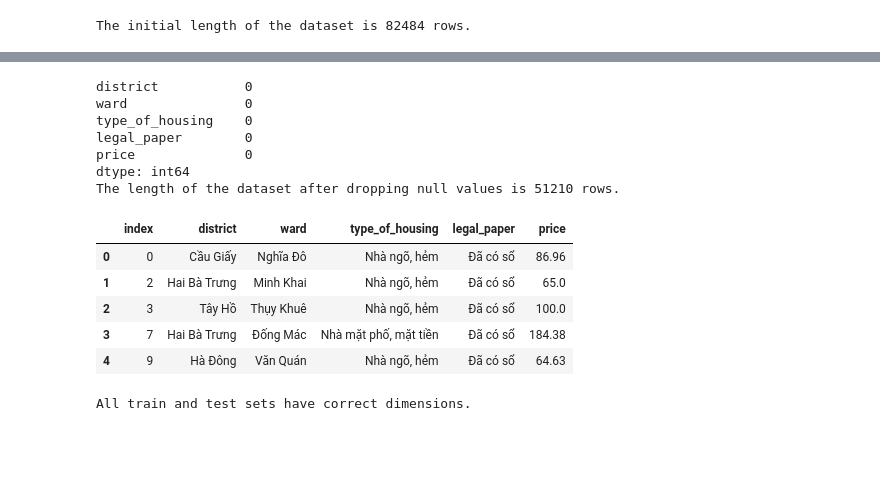
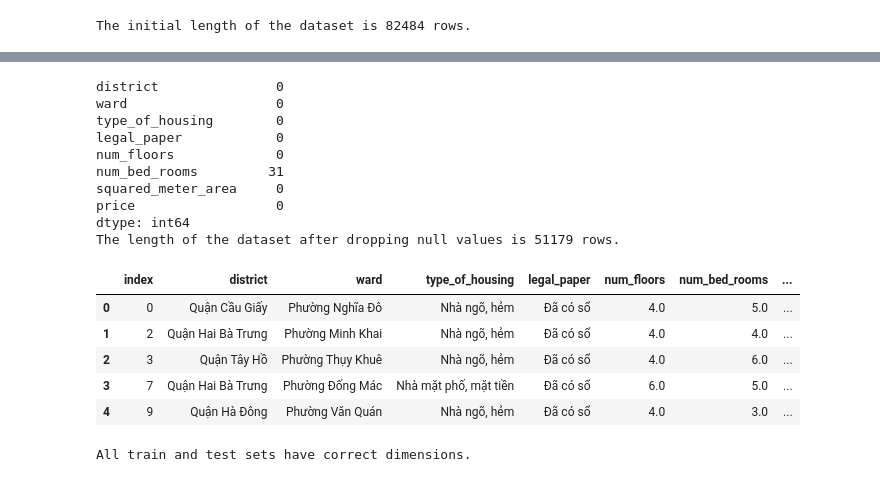
Before and after one commit to vungocbinh2009/vn-house-pricing, a Jupyter notebook: final-notebook.ipynb, the cells around one changed output, grey strips where cells are left out. Drawn from its saved outputs; the diff is of its cells as text; code cells hidden in the pictures; blank space fills up the shorter version.

Commit message:
Fix bug in label district and ward.

```diff
--- a/final-notebook.ipynb
+++ b/final-notebook.ipynb
@@ -68,15 +71,13 @@ df_renamed = data.rename(columns = {"Ngày":"date", "Địa chỉ":"address", "Q
                                  "Số phòng ngủ":"num_bed_rooms", "Diện tích":"squared_meter_area",
                                  "Dài":"length_meter", "Rộng":"width_meter", "Giá/m2":"price"})
 
-df_renamed = df_renamed.where(pd.notnull(df_renamed), "nan")
+df_renamed = df_renamed.where(pd.notnull(df_renamed), "NaN")
 
 # Remove houses with "10 plus" floors and bed rooms, since this cannot be exactly quantified
 df_renamed = df_renamed[df_renamed['num_floors'] != 'Nhiều hơn 10']
 df_renamed = df_renamed[df_renamed['num_bed_rooms'] != 'nhiều hơn 10 phòng']
 
 # Clean columns and convert numerical columns to float type
-df_renamed['district'] = df_renamed['district'].str.replace('Quận ','').str.strip()
-df_renamed['ward'] = df_renamed['ward'].str.replace('Phường ','').str.strip()
 df_renamed['num_floors'] = df_renamed['num_floors'].str.strip().astype(float)
 df_renamed['num_bed_rooms'] = df_renamed['num_bed_rooms'].str.replace(' phòng','').str.strip().astype(float)
 df_renamed['squared_meter_area'] = df_renamed['squared_meter_area'].str.replace(' m2','').str.strip().astype(float)
@@ -89,3 +90,4 @@ df_renamed.loc[df_renamed['price'].str.contains(' triệu/m2', na=False), 'price
 df_renamed.loc[df_renamed['price'].str.contains(' đ/m2', na=False), 'price'] = df_renamed.loc[df_renamed['price'].str.contains(' đ/m2', na=False), 'price'].str.replace(' đ/m2','').str.replace('.','').str.replace(',','.').astype(float) * 0.000001
 
 df_renamed.head()
+df_renamed.to_csv("full_data.csv", index = False)
@@ -111,47 +106,50 @@ def filling_na(df):
     else:
       continue
 
   df = df.drop("Unnamed: 0", axis = 1)
   df = df.drop("Unnamed: 0.1", axis = 1)
   df = df.drop(["date", "address"], axis = 1)
   # Xóa bỏ một số giá trị bất thường
   df.drop(df[df['price'] > 400].index, inplace = True)
   df.drop(df[df['price'] < 1].index, inplace = True)
   df.drop(df[df['num_floors'] > 10].index, inplace = True)
   df.drop(df[abs(df['squared_meter_area'] - df["length_meter"]*df["width_meter"]) > 50].index, inplace = True)
-  df.drop(df[df["legal_paper"] == "nan"].index, inplace=True)
+  df.drop(df[df["legal_paper"] == "NaN"].index, inplace=True)
   # Loại bỏ một số cột.
-  df = df[["district", "ward", "type_of_housing", "legal_paper", "price"]]
+  df = df[["district", "ward", "type_of_housing", "legal_paper", "num_floors", "num_bed_rooms", "squared_meter_area", "price"]]
 
 
   print(df.isna().sum())
   df = df.dropna()
   df = df.reset_index()
   return df
 
 df_renamed = filling_na(df_renamed)
 X_train, X_test, y_train, y_test = train_test_split(df_renamed.drop(['price'], axis=1), df_renamed["price"], test_size=0.2, random_state=2032)
 X_train.assign(price=y_train).to_csv("train_data.csv", index=False)
 X_test.assign(price=y_test).to_csv("test_data.csv", index=False)
 
 # The length of the dataset after dropping null values
 
 print("The length of the dataset after dropping null values is", str(len(df_renamed)), "rows.")
 df_renamed.head()
 # %% [output]
-district           0
-ward               0
-type_of_housing    0
-legal_paper        0
-price              0
+district               0
+ward                   0
+type_of_housing        0
+legal_paper            0
+num_floors             0
+num_bed_rooms         31
+squared_meter_area     0
+price                  0
 dtype: int64
-The length of the dataset after dropping null values is 51210 rows.
+The length of the dataset after dropping null values is 51179 rows.
-|  | index | district | ward | type_of_housing | legal_paper | price |
-| 0 | 0 | Cầu Giấy | Nghĩa Đô | Nhà ngõ, hẻm | Đã có sổ | 86.96 |
-| 1 | 2 | Hai Bà Trưng | Minh Khai | Nhà ngõ, hẻm | Đã có sổ | 65.0 |
-| 2 | 3 | Tây Hồ | Thụy Khuê | Nhà ngõ, hẻm | Đã có sổ | 100.0 |
-| 3 | 7 | Hai Bà Trưng | Đống Mác | Nhà mặt phố, mặt tiền | Đã có sổ | 184.38 |
-| 4 | 9 | Hà Đông | Văn Quán | Nhà ngõ, hẻm | Đã có sổ | 64.63 |
+|  | index | district | ward | type_of_housing | legal_paper | num_floors | num_bed_rooms | ... |
+| 0 | 0 | Quận Cầu Giấy | Phường Nghĩa Đô | Nhà ngõ, hẻm | Đã có sổ | 4.0 | 5.0 | ... |
+| 1 | 2 | Quận Hai Bà Trưng | Phường Minh Khai | Nhà ngõ, hẻm | Đã có sổ | 4.0 | 4.0 | ... |
+| 2 | 3 | Quận Tây Hồ | Phường Thụy Khuê | Nhà ngõ, hẻm | Đã có sổ | 4.0 | 6.0 | ... |
+| 3 | 7 | Quận Hai Bà Trưng | Phường Đống Mác | Nhà mặt phố, mặt tiền | Đã có sổ | 6.0 | 5.0 | ... |
+| 4 | 9 | Quận Hà Đông | Phường Văn Quán | Nhà ngõ, hẻm | Đã có sổ | 4.0 | 3.0 | ... |
 # %%
 ohe = OneHotEncoder(handle_unknown='ignore')
 ohe.fit(X_train)
```
Also changed, not shown: parts of 5 cells of this notebook, 4 other files.
